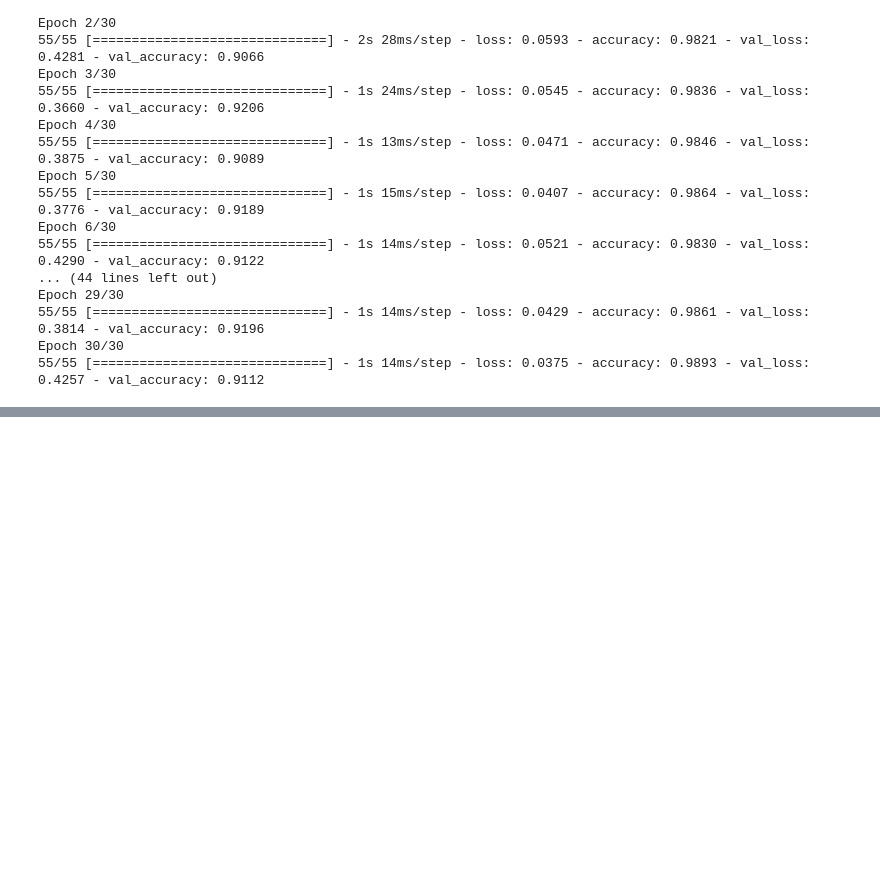
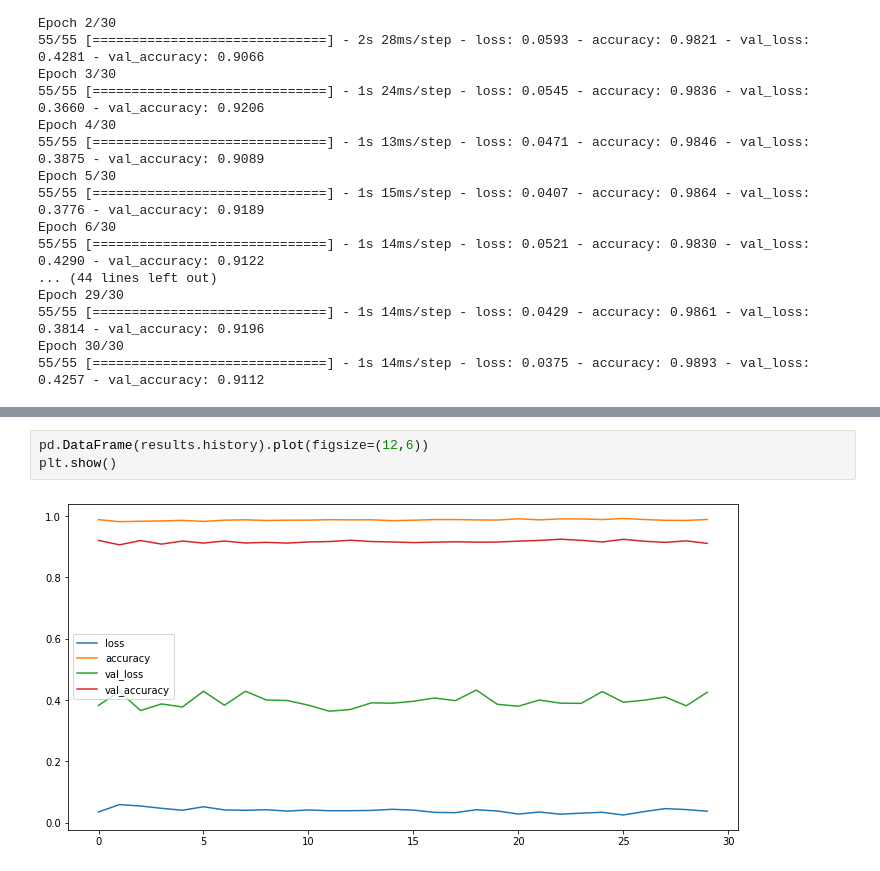
Before and after one commit to devshah21/Music-Genre-Classifier, a Jupyter notebook: Music_genre_classifier.ipynb, the cells around one changed output, grey strips where cells are left out. Saved outputs shown, nothing was run; the diff lists cells and outputs as text; blank space fills up the shorter version.

```diff
--- a/Music_genre_classifier.ipynb
+++ b/Music_genre_classifier.ipynb
@@ -335,0 +342,5 @@ Epoch 30/30
+# %%
+pd.DataFrame(results.history).plot(figsize=(12,6))
+plt.show()
+# %% [output]
+[figure, added]
```
Also changed, not shown: parts of 3 cells of this notebook.
